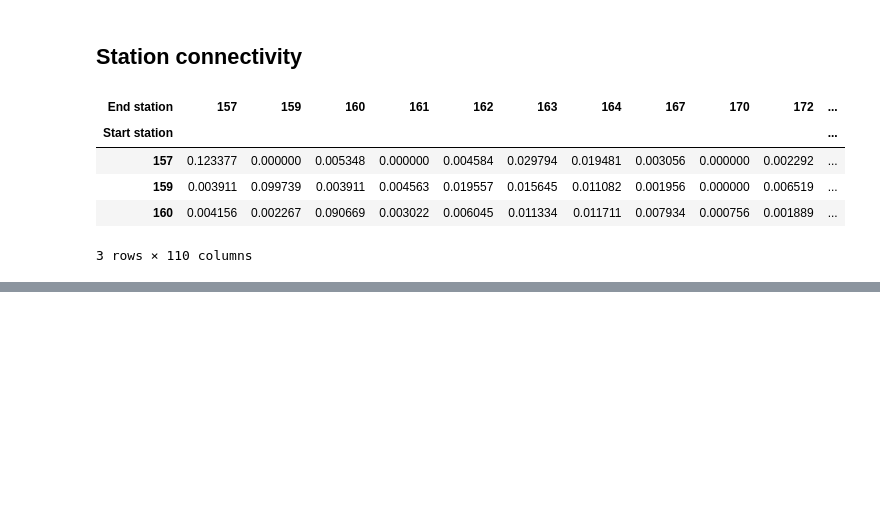
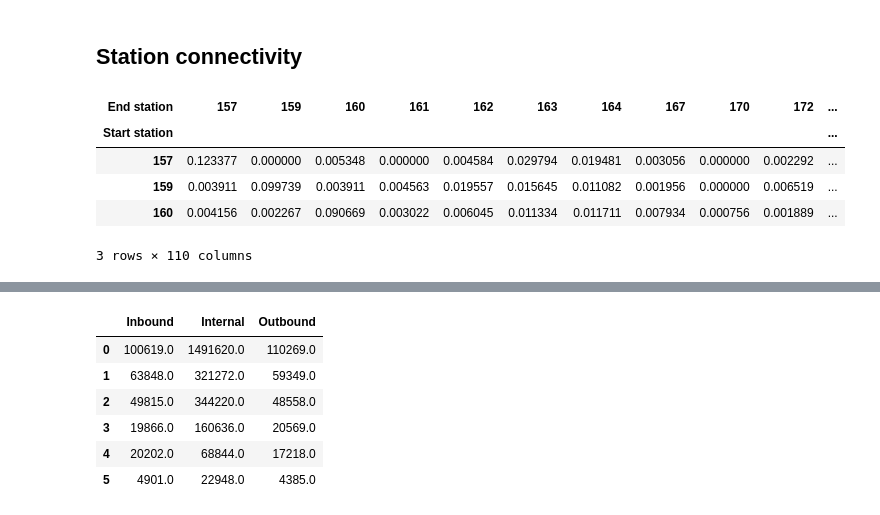
Before and after one commit to jonnor/bike-sharing-oslo, a Jupyter notebook: Oslo.ipynb, the cells around one changed output, grey strips where cells are left out. Cells and saved outputs as stored; diff of their text form; code cells hidden in the pictures; blank space fills up the shorter version.

Commit message:
Oslo: Also put cluster munging into module

```diff
--- a/Oslo.ipynb
+++ b/Oslo.ipynb
@@ -348,0 +267,13 @@ dot
+# %%
+stats = oslo.cluster_stats(stations, trips, clustered)
+# TODO: sanity check clustering
+
+stats
+# %% [output]
+|  | Inbound | Internal | Outbound |
+| 0 | 100619.0 | 1491620.0 | 110269.0 |
+| 1 | 63848.0 | 321272.0 | 59349.0 |
+| 2 | 49815.0 | 344220.0 | 48558.0 |
+| 3 | 19866.0 | 160636.0 | 20569.0 |
+| 4 | 20202.0 | 68844.0 | 17218.0 |
+| 5 | 4901.0 | 22948.0 | 4385.0 |
```
Also changed, not shown: parts of 8 cells of this notebook, 1 other file.
